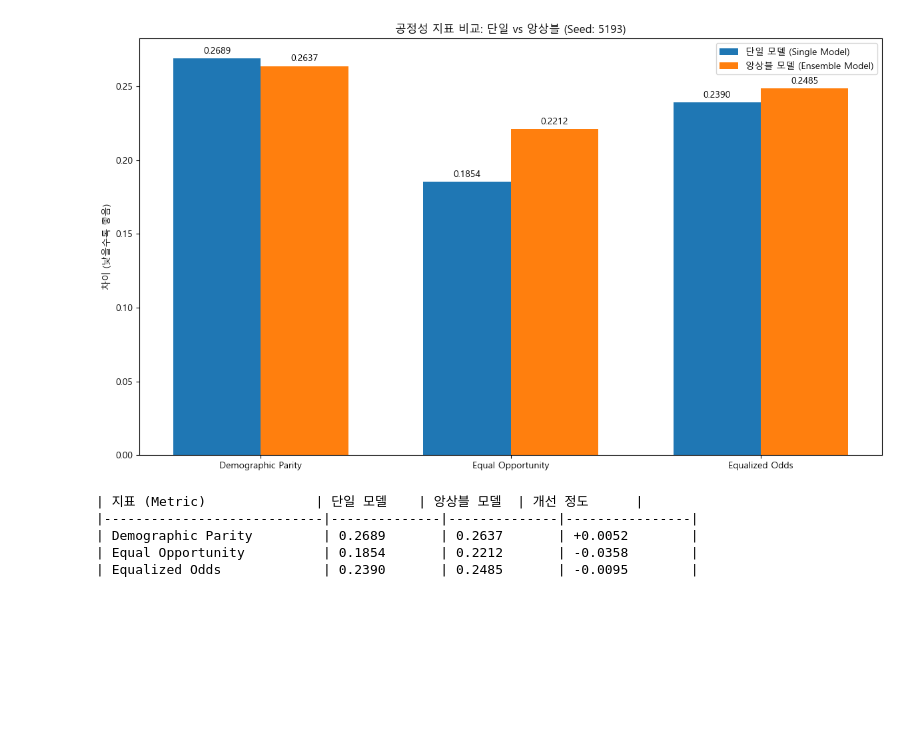
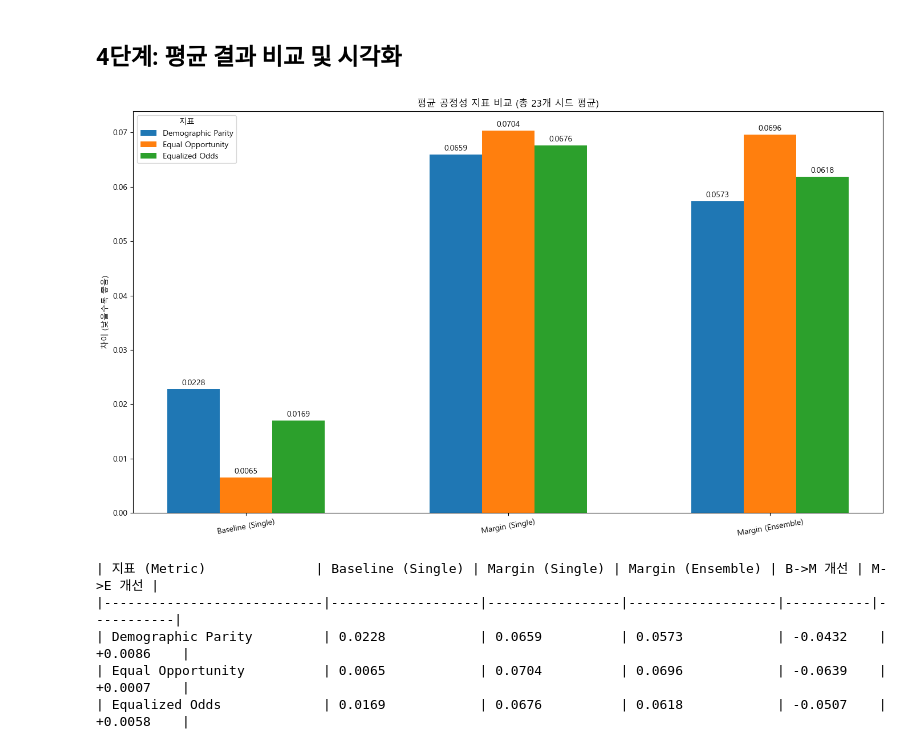
Before and after one commit to seu0310/grad_proj, a Jupyter notebook: fairness_comparison.ipynb, the cells around one changed output. Saved outputs shown, nothing was run; the diff lists cells and outputs as text; code cells hidden in the pictures; blank space fills up the shorter version.

```diff
--- a/fairness_comparison.ipynb
+++ b/fairness_comparison.ipynb
@@ -150,55 +218,72 @@ VRAM taken:  0.0
+# %% [markdown]
+## 4단계: 평균 결과 비교 및 시각화
 # %%
-import matplotlib.pyplot as plt
-import matplotlib.font_manager as fm
-
+## 4단계: 평균 결과 비교 및 시각화
 # 한글 폰트 설정
 try:
     if os.name == 'nt': # Windows
         plt.rc('font', family='Malgun Gothic')
     elif os.name == 'posix': # Mac or Linux
         plt.rc('font', family='AppleGothic') # for Mac
 except Exception as e:
     print(f"한글 폰트 설정 중 오류 발생: {e}. 영문으로 표시됩니다.")
 plt.rcParams['axes.unicode_minus'] = False # 마이너스 폰트 깨짐 방지
 
-if single_model_metrics and ensemble_model_metrics and len(single_model_metrics) == 3 and len(ensemble_model_metrics) == 3:
-    labels = list(single_model_metrics.keys())
-    single_values = [single_model_metrics[label] for label in labels]
-    ensemble_values = [ensemble_model_metrics[label] for label in labels]
+if avg_baseline_metrics and avg_margin_single_metrics and avg_margin_ensemble_metrics:
+    # --- 데이터 준비 ---
+    # 지표(메트릭) 이름들
+    metric_labels = list(avg_baseline_metrics.keys())  # 예: ['Demographic Parity', 'Equal Opportunity', 'Equalized Odds']
 
-    x = np.arange(len(labels))
-    width = 0.35
+    # 각 지표에 대한 모델별 값
+    baseline_values = [avg_baseline_metrics[m] for m in metric_labels]
+    margin_single_values = [avg_margin_single_metrics[m] for m in metric_labels]
+    margin_ensemble_values = [avg_margin_ensemble_metrics[m] for m in metric_labels]
 
-    fig, ax = plt.subplots(figsize=(12, 7))
-    rects1 = ax.bar(x - width/2, single_values, width, label='단일 모델 (Single Model)')
-    rects2 = ax.bar(x + width/2, ensemble_values, width, label='앙상블 모델 (Ensemble Model)')
+    # x축은 "모델" 기준으로 그룹
+    model_labels = ['Baseline (Single)', 'Margin (Single)', 'Margin (Ensemble)']
+    x = np.arange(len(model_labels))
+    width = 0.2
+
+    # 지표별로 막대가 한 세트씩, x축은 모델
+    # metric_labels[0] → 첫 번째 지표(DP), [1] → 두 번째 지표(EO), [2] → 세 번째 지표(EOD)
+    values_metric0 = [baseline_values[0], margin_single_values[0], margin_ensemble_values[0]]
+    values_metric1 = [baseline_values[1], margin_single_values[1], margin_ensemble_values[1]]
+    values_metric2 = [baseline_values[2], margin_single_values[2], margin_ensemble_values[2]]
+
+    fig, ax = plt.subplots(figsize=(14, 8))
+
+    # 기준: x = 모델, offset으로 지표를 나눔
+    rects1 = ax.bar(x - width, values_metric0, width, label=metric_labels[0])
+    rects2 = ax.bar(x,          values_metric1, width, label=metric_labels[1])
+    rects3 = ax.bar(x + width,  values_metric2, width, label=metric_labels[2])
 
     ax.set_ylabel('차이 (낮을수록 좋음)')
-    ax.set_title(f'공정성 지표 비교: 단일 vs 앙상블 (Seed: {COMPARISON_SEED})')
+    ax.set_title(f'평균 공정성 지표 비교 (총 {processed_seeds_count}개 시드 평균)')
     ax.set_xticks(x)
-    ax.set_xticklabels(labels)
-    ax.legend()
+    ax.set_xticklabels(model_labels, rotation=10)
+    ax.legend(title='지표')
 
     ax.bar_label(rects1, padding=3, fmt='%.4f')
     ax.bar_label(rects2, padding=3, fmt='%.4f')
+    ax.bar_label(rects3, padding=3, fmt='%.4f')
 
     fig.tight_layout()
     plt.show()
 
-    # 요약 테이블 출력
-    print("| 지표 (Metric)              | 단일 모델    | 앙상블 모델  | 개선 정도      |")
-    print("|----------------------------|--------------|--------------|----------------|")
-    for i, label in enumerate(labels):
-        improvement = single_values[i] - ensemble_values[i]
-        improvement_str = f"{improvement:+.4f}"
-        print(f"| {label:<26} | {single_values[i]:<12.4f} | {ensemble_values[i]:<12.4f} | {improvement_str:<14} |")
+    # 요약 테이블 출력 (이건 기존이 "지표 기준"이어서 그대로 둬도 해석상 문제 없음)
+    print("| 지표 (Metric)              | Baseline (Single) | Margin (Single) | Margin (Ensemble) | B->M 개선 | M->E 개선 |")
+    print("|----------------------------|-------------------|-----------------|-------------------|-----------|-----------|")
+    for i, label in enumerate(metric_labels):
+        imp_b_m = baseline_values[i] - margin_single_values[i]
+        imp_m_e = margin_single_values[i] - margin_ensemble_values[i]
+        print(f"| {label:<26} | {baseline_values[i]:<17.4f} | {margin_single_values[i]:<15.4f} | {margin_ensemble_values[i]:<17.4f} | {imp_b_m:+.4f}    | {imp_m_e:+.4f}    |")
 
 else:
-    print("\n비교 차트를 생성할 수 없습니다. 하나 또는 두 모델 평가에서 지표를 추출하지 못했습니다.")
+    print("비교 차트를 생성할 수 없습니다. 평균 지표를 계산하지 못했습니다.")
 # %% [output]
-[figure, old version]
+[figure, new version]
-| 지표 (Metric)              | 단일 모델    | 앙상블 모델  | 개선 정도      |
-|----------------------------|--------------|--------------|----------------|
-| Demographic Parity         | 0.2689       | 0.2637       | +0.0052        |
-| Equal Opportunity          | 0.1854       | 0.2212       | -0.0358        |
-| Equalized Odds             | 0.2390       | 0.2485       | -0.0095        |
+| 지표 (Metric)              | Baseline (Single) | Margin (Single) | Margin (Ensemble) | B->M 개선 | M->E 개선 |
+|----------------------------|-------------------|-----------------|-------------------|-----------|-----------|
+| Demographic Parity         | 0.0228            | 0.0659          | 0.0573            | -0.0432    | +0.0086    |
+| Equal Opportunity          | 0.0065            | 0.0704          | 0.0696            | -0.0639    | +0.0007    |
+| Equalized Odds             | 0.0169            | 0.0676          | 0.0618            | -0.0507    | +0.0058    |
```
Also changed, not shown: parts of 12 cells of this notebook, 2 other files.
